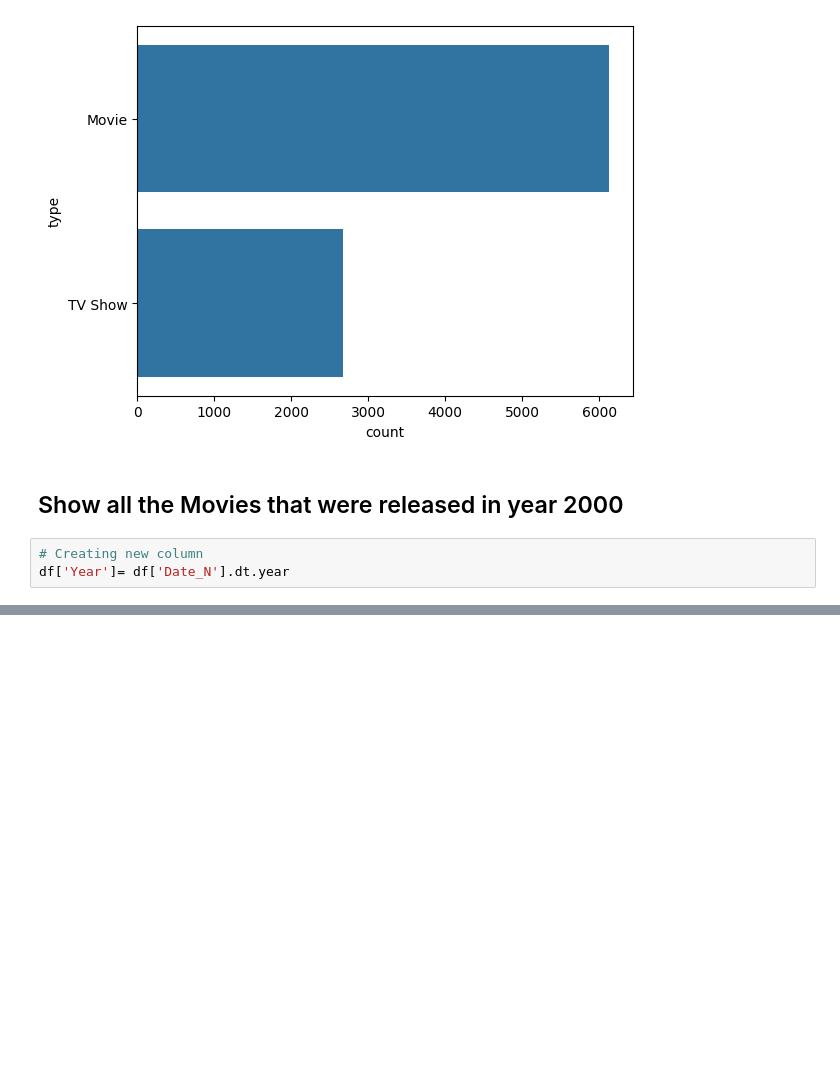
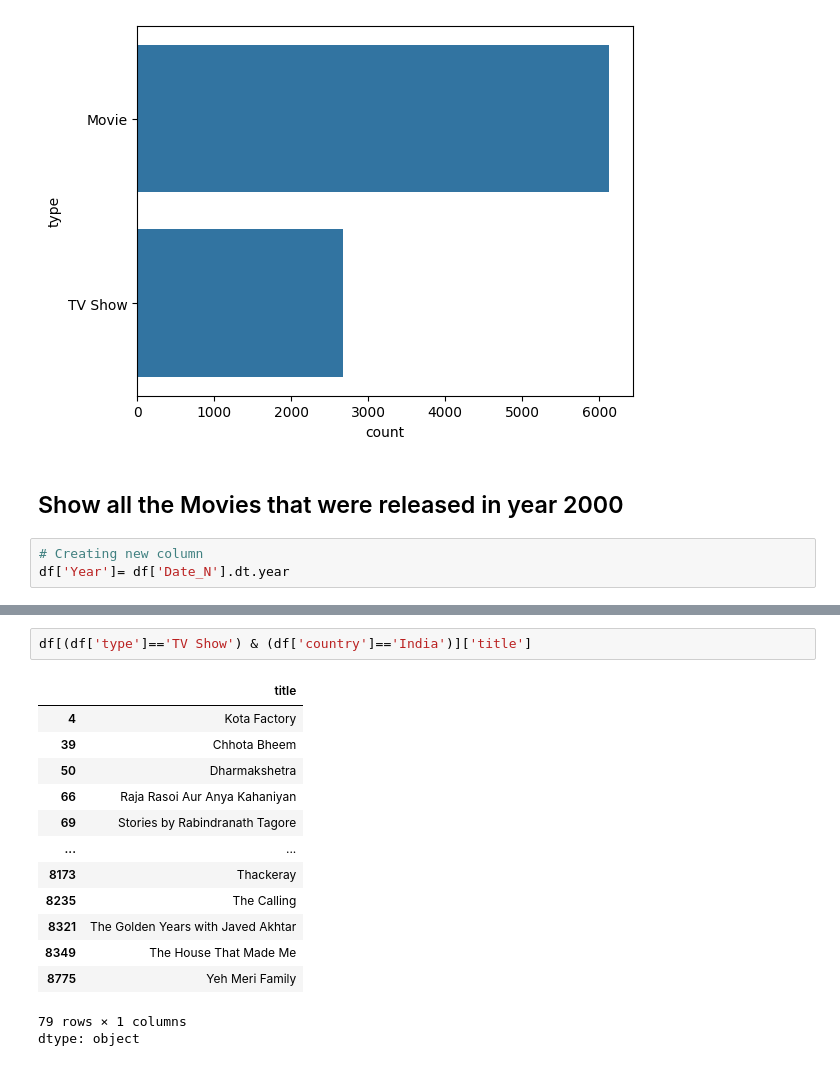
Before and after one commit to GitTanish/DataAnalysis, a Jupyter notebook: Netflix_Data.ipynb, the cells around one changed output, grey strips where cells are left out. Cells and saved outputs as stored; diff of their text form; blank space fills up the shorter version.

```diff
--- a/Netflix_Data.ipynb
+++ b/Netflix_Data.ipynb
@@ -210,0 +221,17 @@ df.head(2)
+# %%
+df[(df['type']=='TV Show') & (df['country']=='India')]['title']
+# %% [output]
+|  | title |
+| 4 | Kota Factory |
+| 39 | Chhota Bheem |
+| 50 | Dharmakshetra |
+| 66 | Raja Rasoi Aur Anya Kahaniyan |
+| 69 | Stories by Rabindranath Tagore |
+| ... | ... |
+| 8173 | Thackeray |
+| 8235 | The Calling |
+| 8321 | The Golden Years with Javed Akhtar |
+| 8349 | The House That Made Me |
+| 8775 | Yeh Meri Family |
+79 rows × 1 columns
+dtype: object
```
Also changed, not shown: parts of 5 cells of this notebook.
